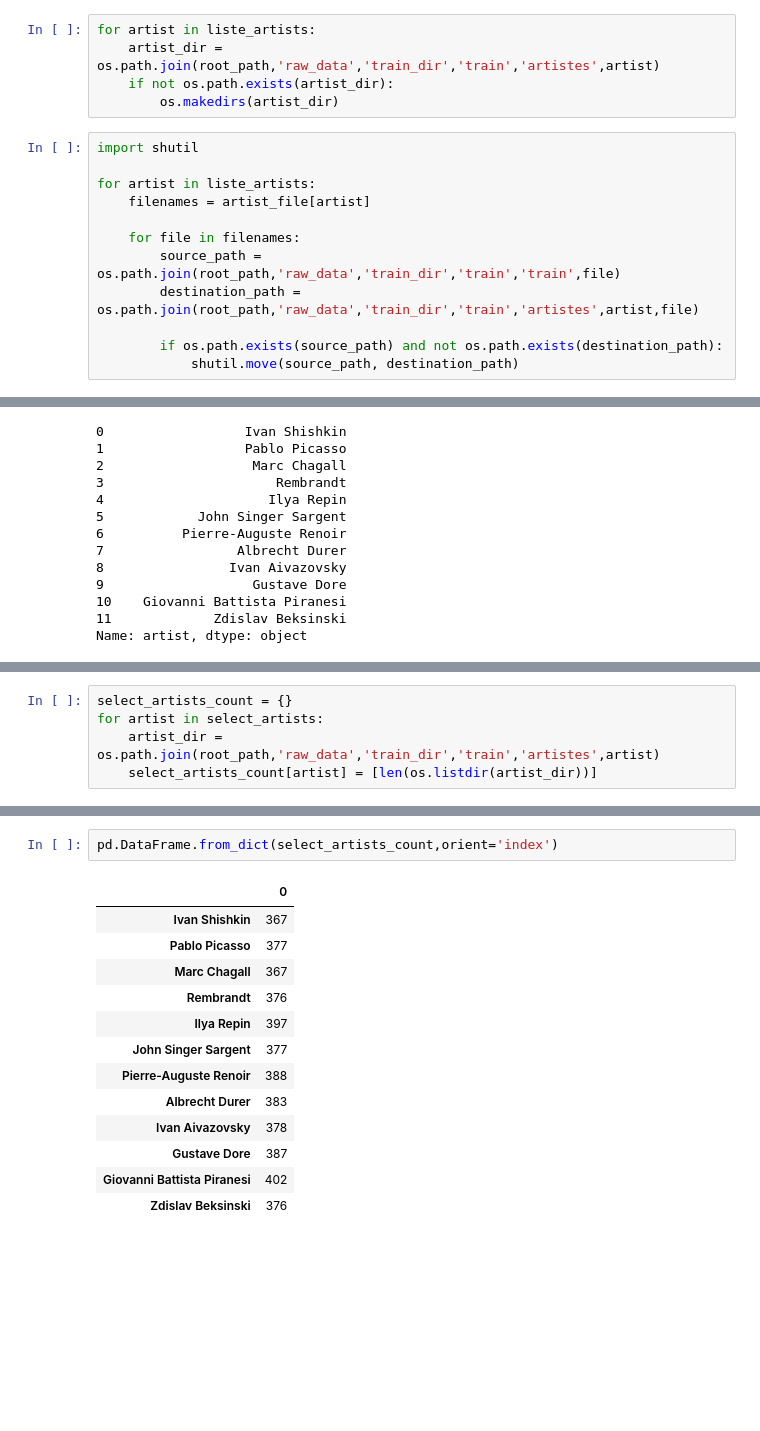
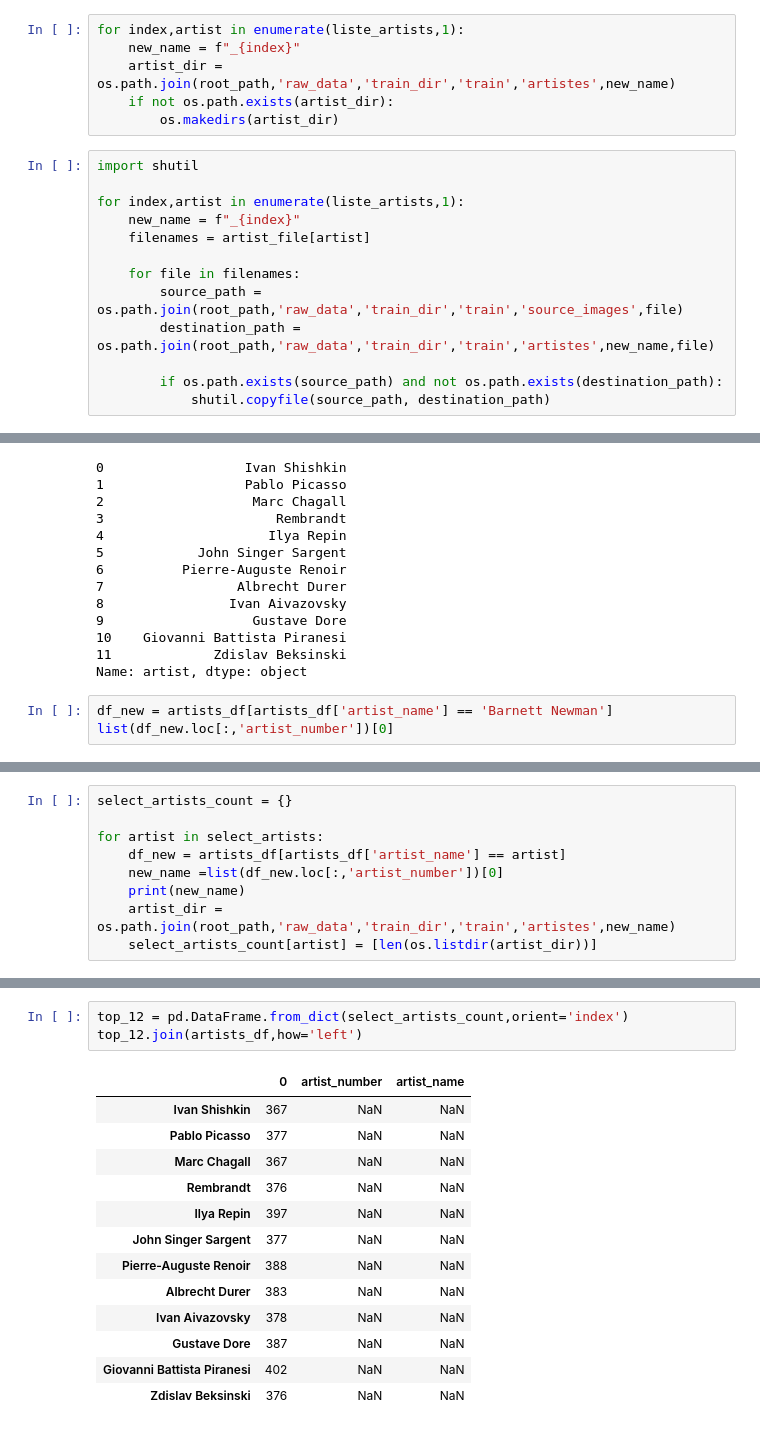
Before and after one commit to ClaireLeroux44/ArtRecognition, a Jupyter notebook: notebook/mariedos_DB_explo_1.ipynb, the cells around one changed output, grey strips where cells are left out. Drawn from its saved outputs; the diff is of its cells as text; blank space fills up the shorter version.

Commit message:
new file artists_numbers

```diff
--- a/notebook/mariedos_DB_explo_1.ipynb
+++ b/notebook/mariedos_DB_explo_1.ipynb
@@ -78,20 +133,22 @@ artist_file
 # %%
-for artist in liste_artists:
-    artist_dir = os.path.join(root_path,'raw_data','train_dir','train','artistes',artist)
+for index,artist in enumerate(liste_artists,1):
+    new_name = f"_{index}"
+    artist_dir = os.path.join(root_path,'raw_data','train_dir','train','artistes',new_name)
     if not os.path.exists(artist_dir):
         os.makedirs(artist_dir)
 # %%
 import shutil
 
-for artist in liste_artists:
+for index,artist in enumerate(liste_artists,1):
+    new_name = f"_{index}"
     filenames = artist_file[artist]
 
     for file in filenames:
-        source_path = os.path.join(root_path,'raw_data','train_dir','train','train',file)
-        destination_path = os.path.join(root_path,'raw_data','train_dir','train','artistes',artist,file)
+        source_path = os.path.join(root_path,'raw_data','train_dir','train','source_images',file)
+        destination_path = os.path.join(root_path,'raw_data','train_dir','train','artistes',new_name,file)
 
         if os.path.exists(source_path) and not os.path.exists(destination_path):
-            shutil.move(source_path, destination_path)
+            shutil.copyfile(source_path, destination_path)
 # %%
 count =db_df[['artist','title']].groupby('artist').count()[['title']]
 # %%
@@ -176,3 +233,6 @@ select_artists
 10    Giovanni Battista Piranesi
 11             Zdislav Beksinski
 Name: artist, dtype: object
+# %%
+df_new = artists_df[artists_df['artist_name'] == 'Barnett Newman']
+list(df_new.loc[:,'artist_number'])[0]
@@ -179,5 +241,9 @@ Name: artist, dtype: object
 # %%
 select_artists_count = {}
+
 for artist in select_artists:
-    artist_dir = os.path.join(root_path,'raw_data','train_dir','train','artistes',artist)
+    df_new = artists_df[artists_df['artist_name'] == artist]
+    new_name =list(df_new.loc[:,'artist_number'])[0]
+    print(new_name)
+    artist_dir = os.path.join(root_path,'raw_data','train_dir','train','artistes',new_name)
     select_artists_count[artist] = [len(os.listdir(artist_dir))]
@@ -184,16 +263,17 @@ for artist in select_artists:
 # %%
-pd.DataFrame.from_dict(select_artists_count,orient='index')
+top_12 = pd.DataFrame.from_dict(select_artists_count,orient='index')
+top_12.join(artists_df,how='left')
 # %% [output]
-|  | 0 |
-| Ivan Shishkin | 367 |
-| Pablo Picasso | 377 |
-| Marc Chagall | 367 |
-| Rembrandt | 376 |
-| Ilya Repin | 397 |
-| John Singer Sargent | 377 |
-| Pierre-Auguste Renoir | 388 |
-| Albrecht Durer | 383 |
-| Ivan Aivazovsky | 378 |
-| Gustave Dore | 387 |
-| Giovanni Battista Piranesi | 402 |
-| Zdislav Beksinski | 376 |
+|  | 0 | artist_number | artist_name |
+| Ivan Shishkin | 367 | NaN | NaN |
+| Pablo Picasso | 377 | NaN | NaN |
+| Marc Chagall | 367 | NaN | NaN |
+| Rembrandt | 376 | NaN | NaN |
+| Ilya Repin | 397 | NaN | NaN |
+| John Singer Sargent | 377 | NaN | NaN |
+| Pierre-Auguste Renoir | 388 | NaN | NaN |
+| Albrecht Durer | 383 | NaN | NaN |
+| Ivan Aivazovsky | 378 | NaN | NaN |
+| Gustave Dore | 387 | NaN | NaN |
+| Giovanni Battista Piranesi | 402 | NaN | NaN |
+| Zdislav Beksinski | 376 | NaN | NaN |
```
Also changed, not shown: parts of 11 cells of this notebook, 1 other file.
